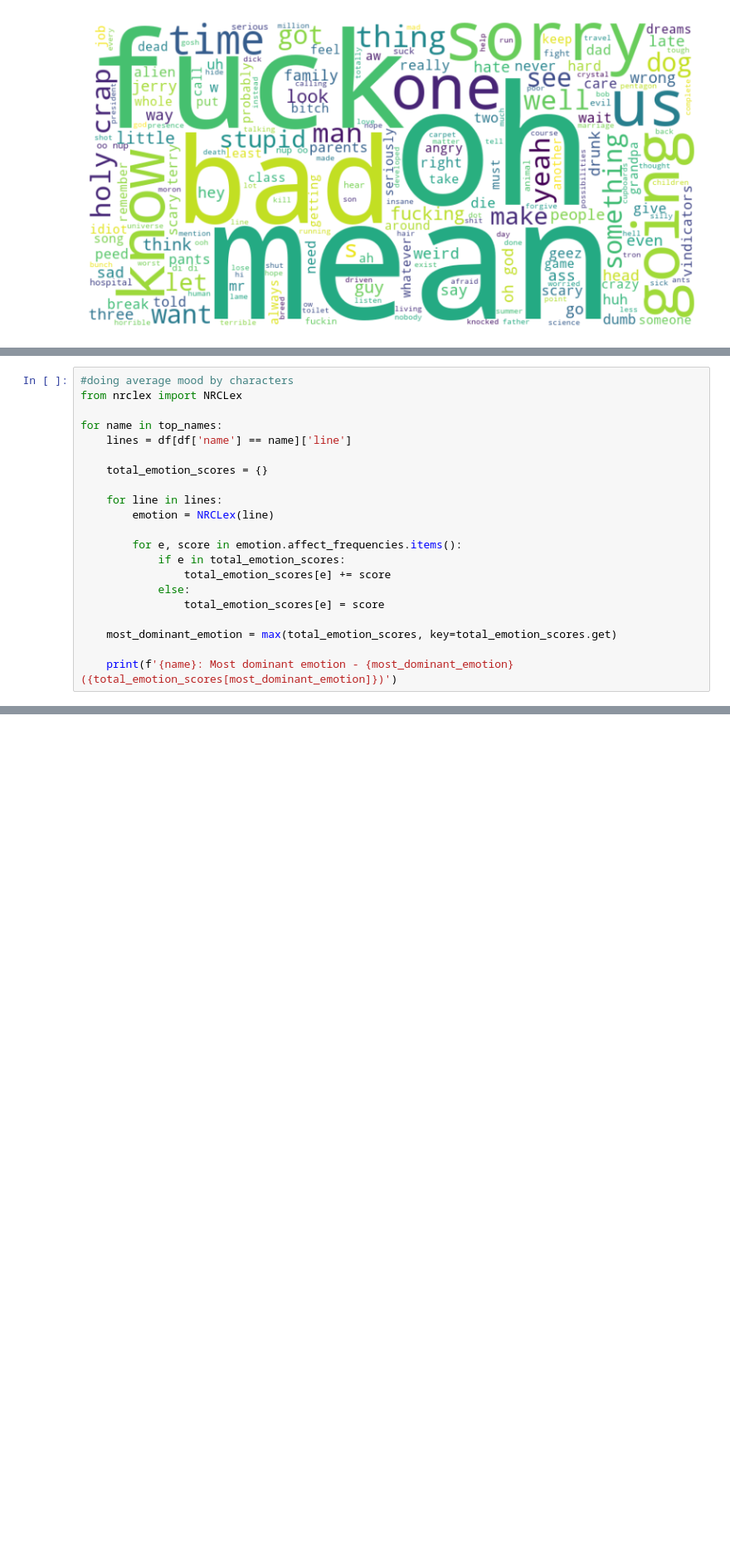
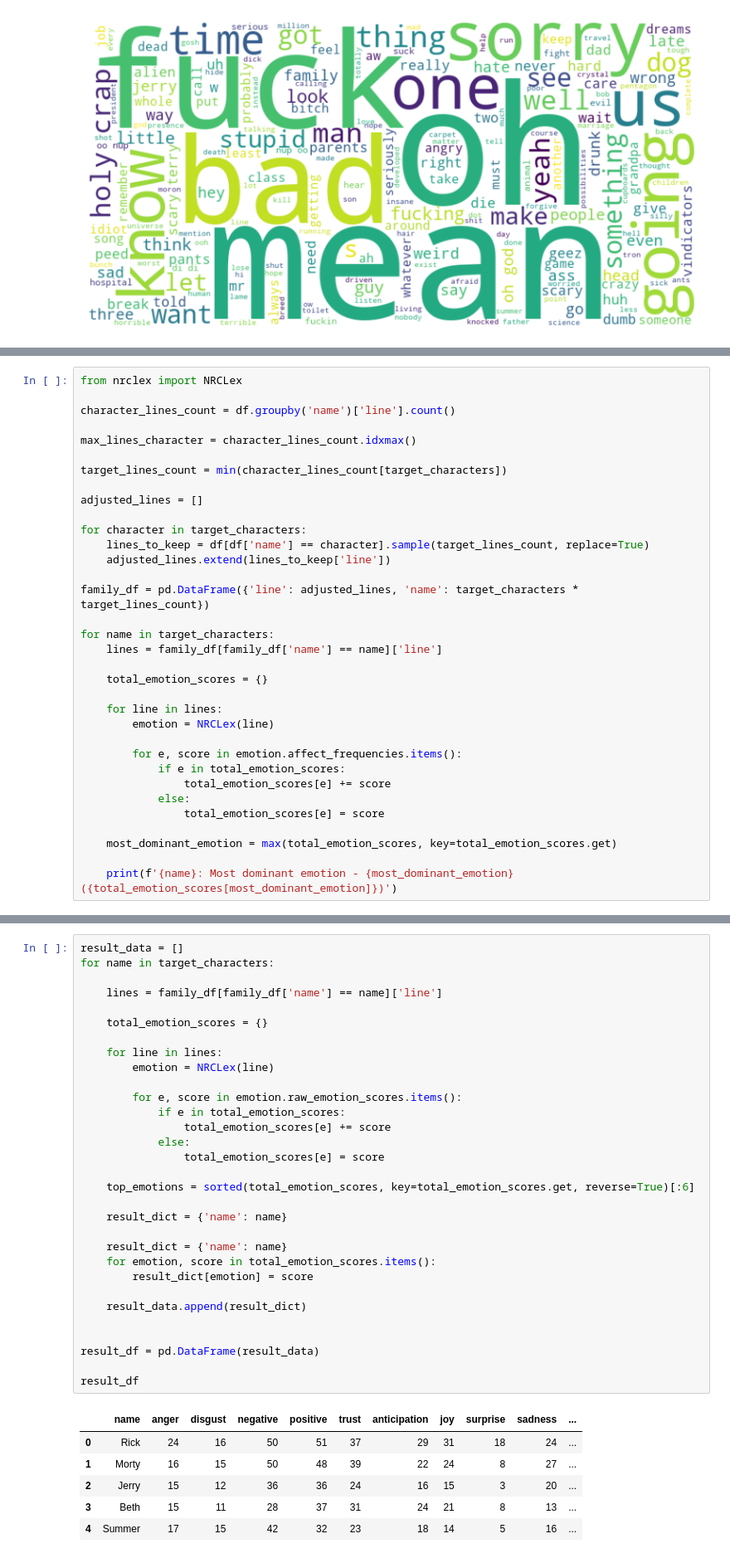
Before and after one commit to grumpycatyo-collab/heavy-rick-metal, a Jupyter notebook: Sentiment Analysis Pickle Rick.ipynb, the cells around one changed output, grey strips where cells are left out. Shown: that part at 83% size. Cells and saved outputs as stored; diff of their text form; blank space fills up the shorter version.

```diff
--- a/Sentiment Analysis Pickle Rick.ipynb
+++ b/Sentiment Analysis Pickle Rick.ipynb
@@ -163,9 +180,22 @@ plt.show()
 # %%
-#doing average mood by characters
 from nrclex import NRCLex
 
-for name in top_names:
-    lines = df[df['name'] == name]['line']
+character_lines_count = df.groupby('name')['line'].count()
+
+max_lines_character = character_lines_count.idxmax()
+
+target_lines_count = min(character_lines_count[target_characters])
+
+adjusted_lines = []
+
+for character in target_characters:
+    lines_to_keep = df[df['name'] == character].sample(target_lines_count, replace=True)
+    adjusted_lines.extend(lines_to_keep['line'])
+
+family_df = pd.DataFrame({'line': adjusted_lines, 'name': target_characters * target_lines_count})
+
+for name in target_characters:
+    lines = family_df[family_df['name'] == name]['line']
 
     total_emotion_scores = {}
 
@@ -276,0 +220,38 @@ fig.show("png")
+# %%
+result_data = []
+for name in target_characters:
+
+    lines = family_df[family_df['name'] == name]['line']
+
+    total_emotion_scores = {}
+
+    for line in lines:
+        emotion = NRCLex(line)
+
+        for e, score in emotion.raw_emotion_scores.items():
+            if e in total_emotion_scores:
+                total_emotion_scores[e] += score
+            else:
+                total_emotion_scores[e] = score
+
+    top_emotions = sorted(total_emotion_scores, key=total_emotion_scores.get, reverse=True)[:6]
+
+    result_dict = {'name': name}
+
+    result_dict = {'name': name}
+    for emotion, score in total_emotion_scores.items():
+        result_dict[emotion] = score
+
+    result_data.append(result_dict)
+
+
+result_df = pd.DataFrame(result_data)
+
+result_df
+# %% [output]
+|  | name | anger | disgust | negative | positive | trust | anticipation | joy | surprise | sadness | ... |
+| 0 | Rick | 24 | 16 | 50 | 51 | 37 | 29 | 31 | 18 | 24 | ... |
+| 1 | Morty | 16 | 15 | 50 | 48 | 39 | 22 | 24 | 8 | 27 | ... |
+| 2 | Jerry | 15 | 12 | 36 | 36 | 24 | 16 | 15 | 3 | 20 | ... |
+| 3 | Beth | 15 | 11 | 28 | 37 | 31 | 24 | 21 | 8 | 13 | ... |
+| 4 | Summer | 17 | 15 | 42 | 32 | 23 | 18 | 14 | 5 | 16 | ... |
```
Also changed, not shown: parts of 8 cells of this notebook.
